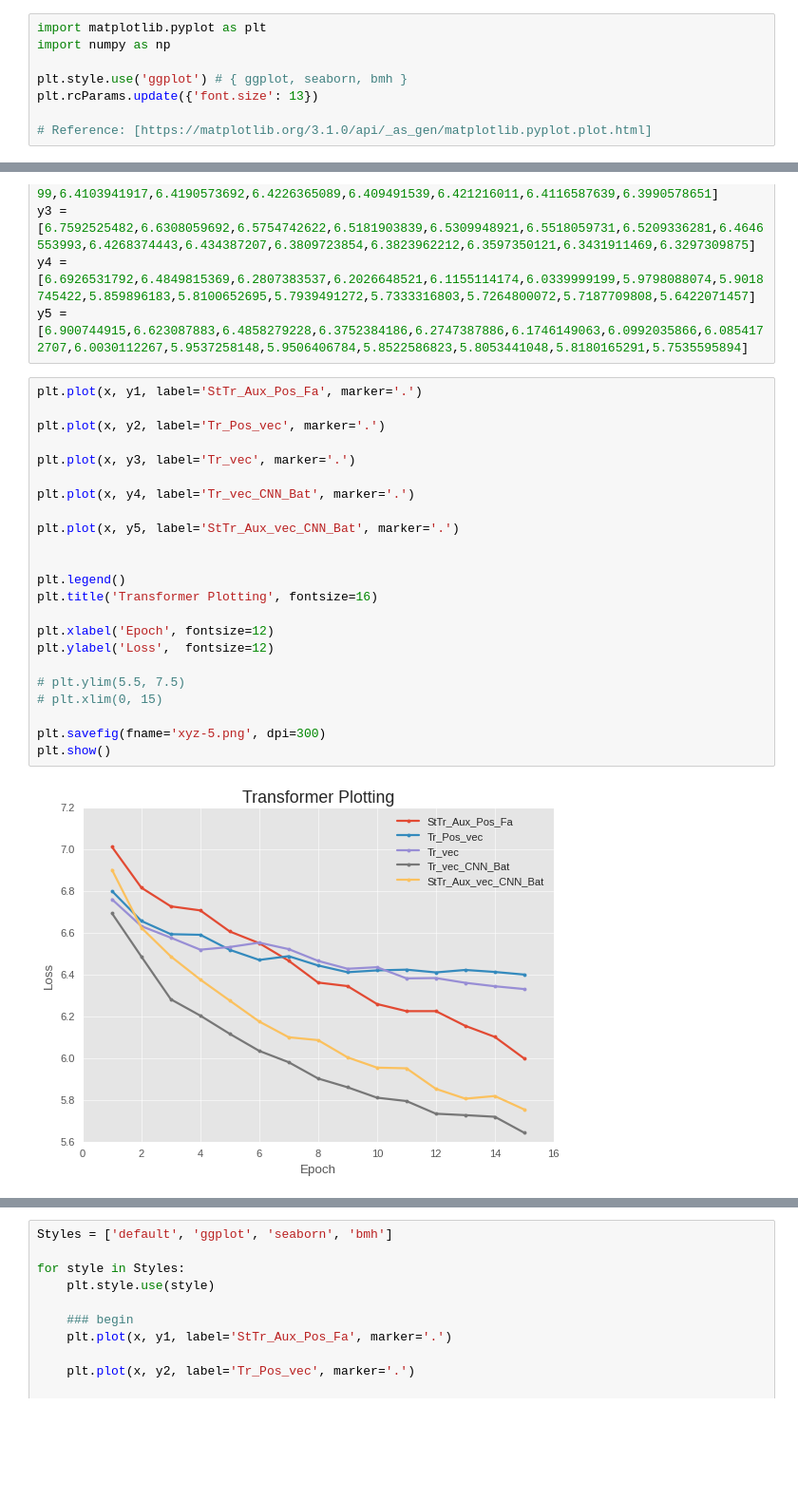
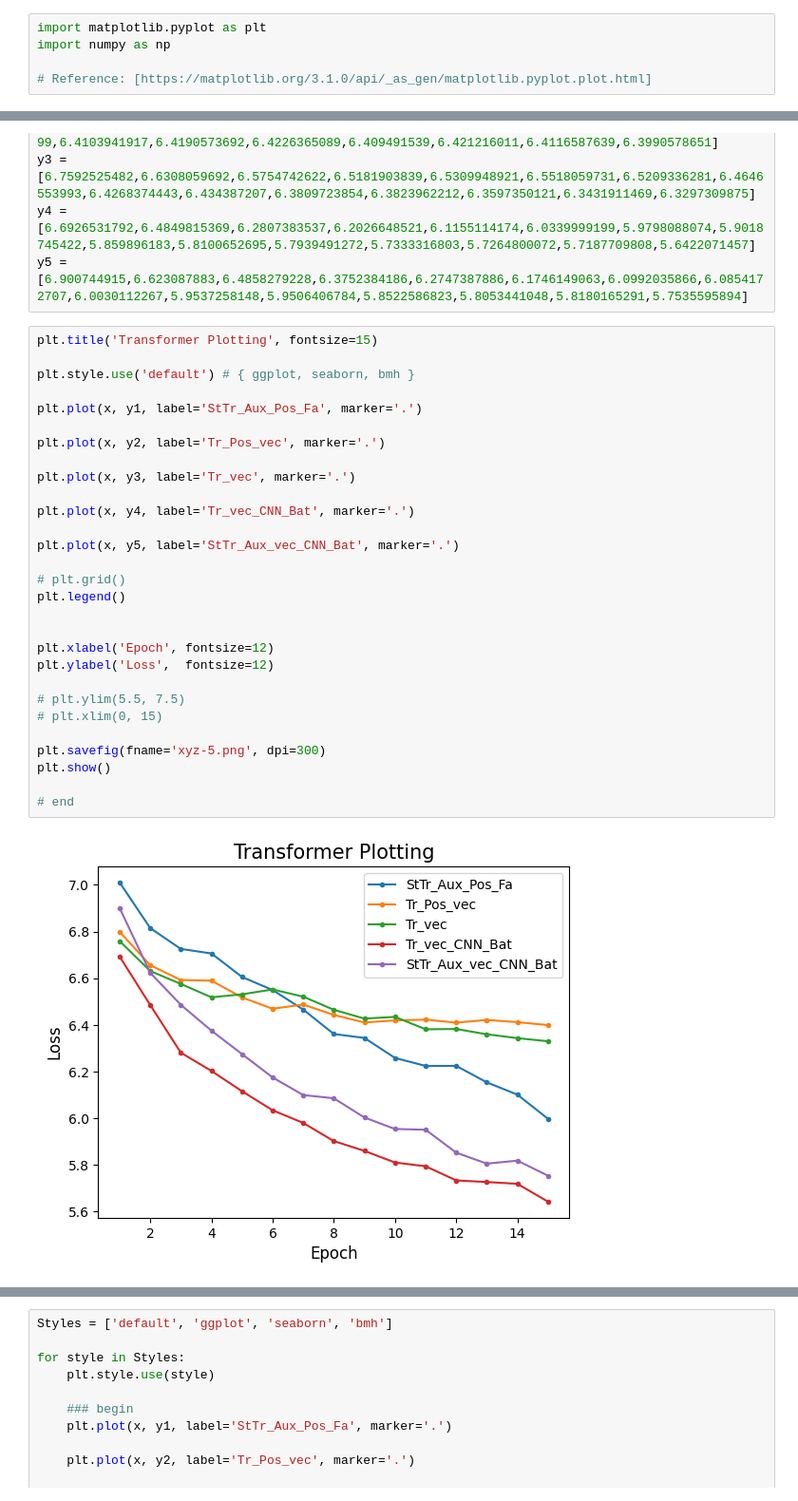
Before and after one commit to mrzResearchArena/TF-2.x, a Jupyter notebook: Plotting-Machine-Learning.ipynb, the cells around one changed output, grey strips where cells are left out. Shown at 95% size. Drawn from its saved outputs; the diff is of its cells as text; blank space fills up the shorter version.

```diff
--- a/Plotting-Machine-Learning.ipynb
+++ b/Plotting-Machine-Learning.ipynb
@@ -4,9 +4,6 @@
 import matplotlib.pyplot as plt
 import numpy as np
 
-plt.style.use('ggplot') # { ggplot, seaborn, bmh }
-plt.rcParams.update({'font.size': 13})
-
 # Reference: [https://matplotlib.org/3.1.0/api/_as_gen/matplotlib.pyplot.plot.html]
 # %%
 x = np.arange(0, 10, 0.25) # 0<10, increase by 1 (0, 0.25, 0.5, 0.75, ... 9.75)
@@ -135,27 +119,33 @@ y3 = [6.7592525482,6.6308059692,6.5754742622,6.5181903839,6.5309948921,6.5518059
 y4 = [6.6926531792,6.4849815369,6.2807383537,6.2026648521,6.1155114174,6.0339999199,5.9798088074,5.9018745422,5.859896183,5.8100652695,5.7939491272,5.7333316803,5.7264800072,5.7187709808,5.6422071457]
 y5 = [6.900744915,6.623087883,6.4858279228,6.3752384186,6.2747387886,6.1746149063,6.0992035866,6.0854172707,6.0030112267,5.9537258148,5.9506406784,5.8522586823,5.8053441048,5.8180165291,5.7535595894]
 # %%
+plt.title('Transformer Plotting', fontsize=15)
+
+plt.style.use('default') # { ggplot, seaborn, bmh }
+
 plt.plot(x, y1, label='StTr_Aux_Pos_Fa', marker='.')
 
 plt.plot(x, y2, label='Tr_Pos_vec', marker='.')
 
 plt.plot(x, y3, label='Tr_vec', marker='.')
 
 plt.plot(x, y4, label='Tr_vec_CNN_Bat', marker='.')
 
 plt.plot(x, y5, label='StTr_Aux_vec_CNN_Bat', marker='.')
 
+# plt.grid()
+plt.legend()
 
-plt.legend()
-plt.title('Transformer Plotting', fontsize=16)
 
 plt.xlabel('Epoch', fontsize=12)
 plt.ylabel('Loss',  fontsize=12)
 
 # plt.ylim(5.5, 7.5)
 # plt.xlim(0, 15)
 
 plt.savefig(fname='xyz-5.png', dpi=300)
 plt.show()
+
+# end
 # %% [output]
-[figure, old version]
+[figure, new version]
```
Also changed, not shown: parts of 7 cells of this notebook.
